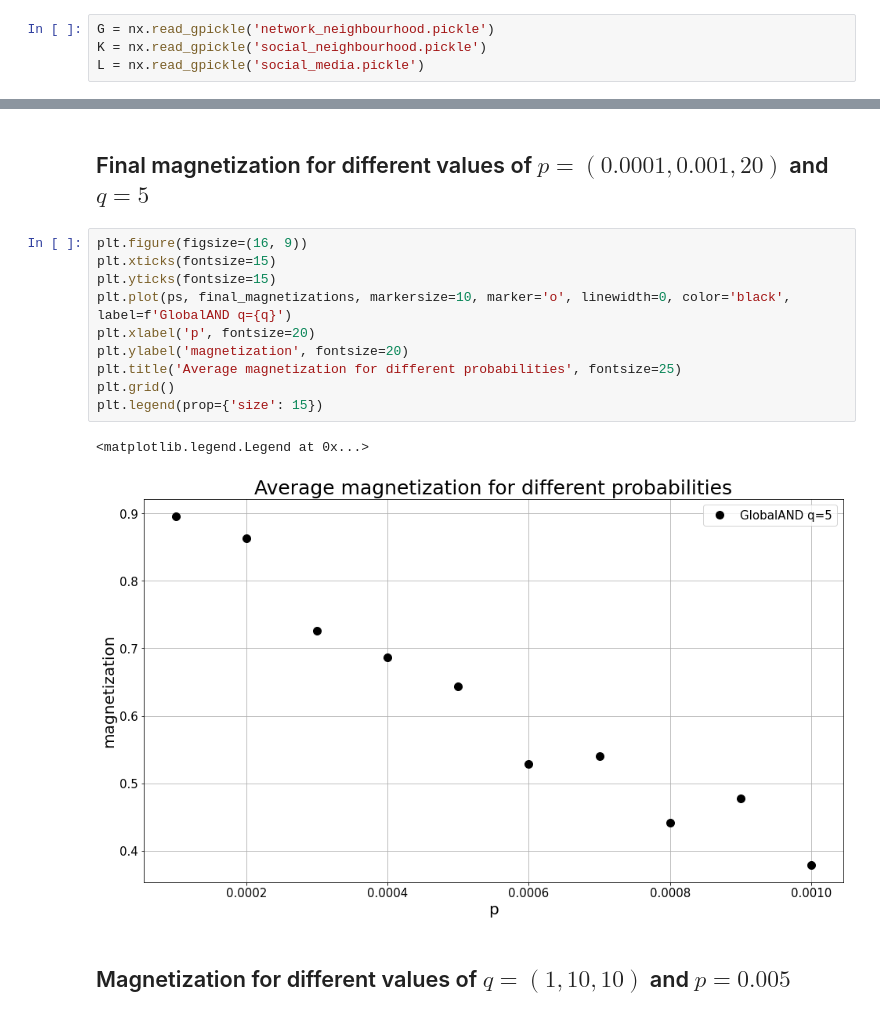
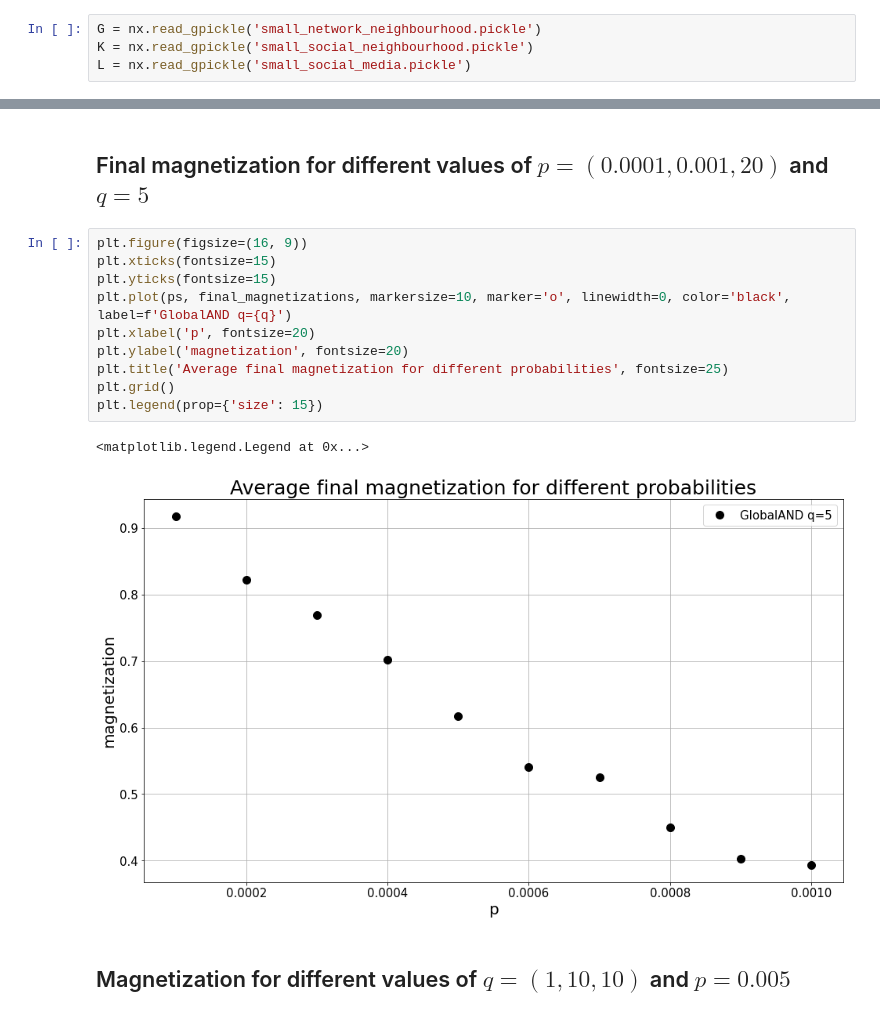
Before and after one commit to dpalatynski/Master-Thesis, a Jupyter notebook: Models_1.ipynb, the cells around one changed output, grey strips where cells are left out. Cells and saved outputs as stored; diff of their text form.

```diff
--- a/Models_1.ipynb
+++ b/Models_1.ipynb
@@ -109,9 +109,9 @@ def calculate_magnetization(graphs, p, q, mc, iterations):
 # %% [markdown]
 ## Loading saved
 # %%
-G = nx.read_gpickle('network_neighbourhood.pickle')
-K = nx.read_gpickle('social_neighbourhood.pickle')
-L = nx.read_gpickle('social_media.pickle')
+G = nx.read_gpickle('small_network_neighbourhood.pickle')
+K = nx.read_gpickle('small_social_neighbourhood.pickle')
+L = nx.read_gpickle('small_social_media.pickle')
 # %% [markdown]
 # Simulations
 # %% [markdown]
@@ -167,16 +167,16 @@ plt.legend(prop={'size': 15})
 # %%
 plt.figure(figsize=(16, 9))
 plt.xticks(fontsize=15)
 plt.yticks(fontsize=15)
 plt.plot(ps, final_magnetizations, markersize=10, marker='o', linewidth=0, color='black', label=f'GlobalAND q={q}')
 plt.xlabel('p', fontsize=20)
 plt.ylabel('magnetization', fontsize=20)
-plt.title('Average magnetization for different probabilities', fontsize=25)
+plt.title('Average final magnetization for different probabilities', fontsize=25)
 plt.grid()
 plt.legend(prop={'size': 15})
 # %% [output]
 <matplotlib.legend.Legend at 0x...>
-[figure, old version]
+[figure, new version]
 # %% [markdown]
 ## Magnetization for different values of $q = (1, 10, 10)$ and $p=0.005$
 # %%
```
Also changed, not shown: parts of 6 cells of this notebook, 10 other files.
